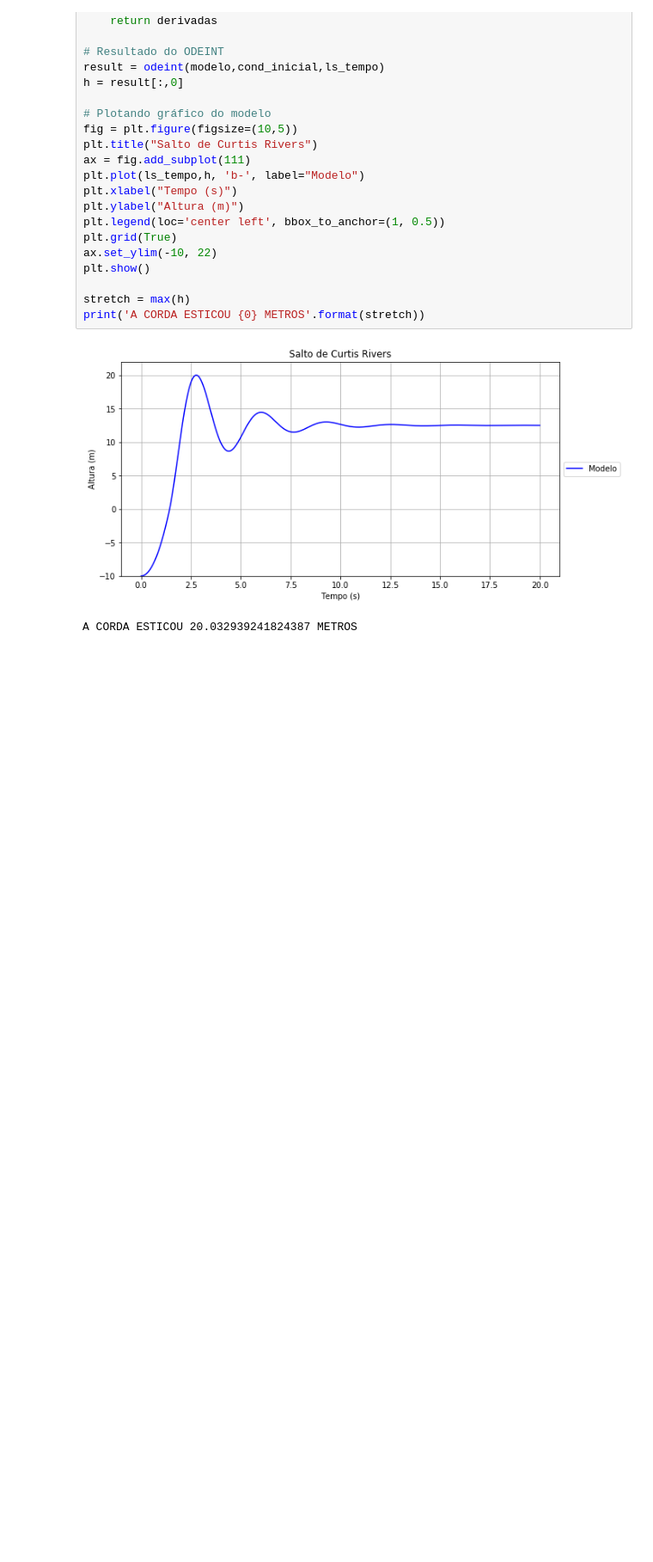
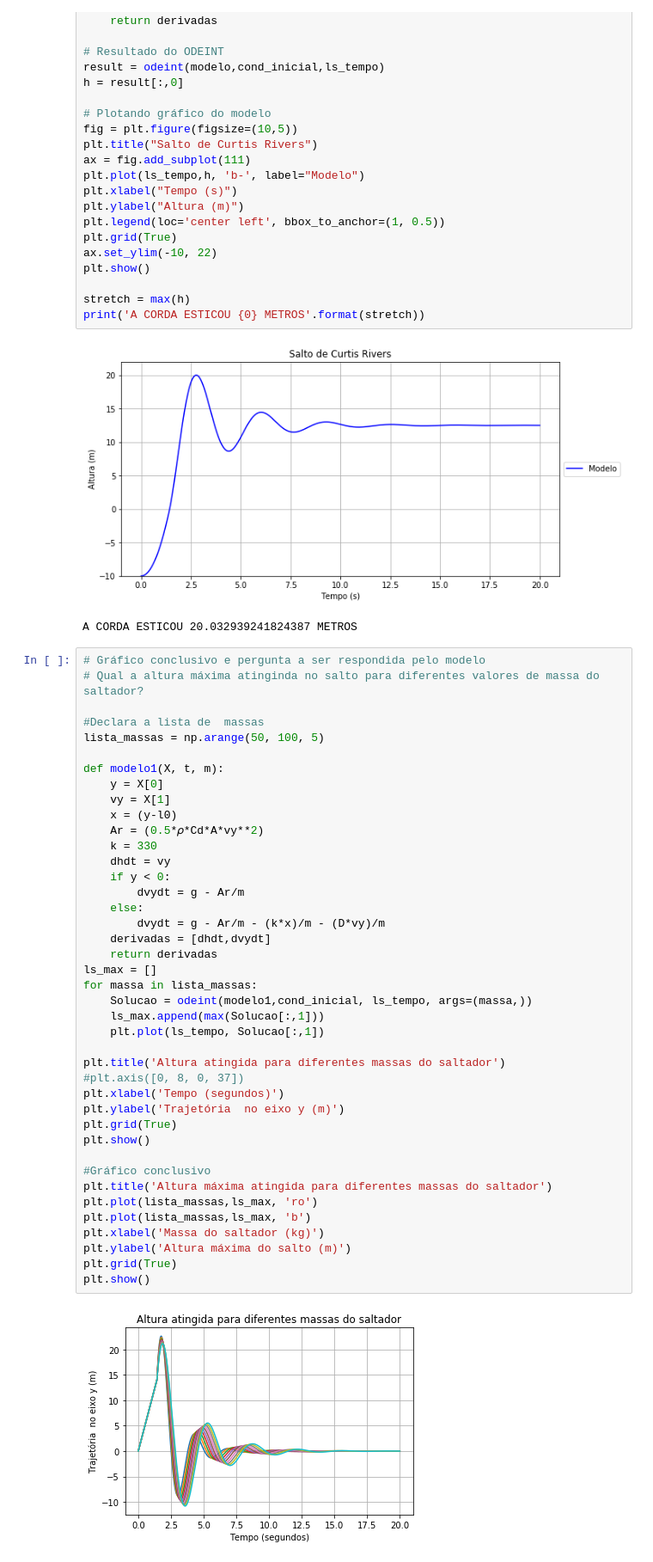
Before and after one commit to thiagoyoussef/Bungee-Modeling, a Jupyter notebook: bungee.ipynb, the cells around one changed output. Shown: that part at 86% size. Saved outputs shown, nothing was run; the diff lists cells and outputs as text; blank space fills up the shorter version.

Commit message:
Gráfico conclusivo

```diff
--- a/bungee.ipynb
+++ b/bungee.ipynb
@@ -65,3 +65,46 @@ print('A CORDA ESTICOU {0} METROS'.format(stretch))
 # %% [output]
 [figure]
 A CORDA ESTICOU 20.032939241824387 METROS
+# %%
+# Gráfico conclusivo e pergunta a ser respondida pelo modelo
+# Qual a altura máxima atinginda no salto para diferentes valores de massa do saltador?
+
+#Declara a lista de  massas
+lista_massas = np.arange(50, 100, 5)
+
+def modelo1(X, t, m):
+    y = X[0]
+    vy = X[1]
+    x = (y-l0)
+    Ar = (0.5*𝜌*Cd*A*vy**2)
+    k = 330
+    dhdt = vy
+    if y < 0:
+        dvydt = g - Ar/m
+    else:
+        dvydt = g - Ar/m - (k*x)/m - (D*vy)/m
+    derivadas = [dhdt,dvydt]
+    return derivadas
+ls_max = []
+for massa in lista_massas:
+    Solucao = odeint(modelo1,cond_inicial, ls_tempo, args=(massa,))
+    ls_max.append(max(Solucao[:,1]))
+    plt.plot(ls_tempo, Solucao[:,1])
+
+plt.title('Altura atingida para diferentes massas do saltador')
+#plt.axis([0, 8, 0, 37])
+plt.xlabel('Tempo (segundos)')
+plt.ylabel('Trajetória  no eixo y (m)')
+plt.grid(True)
+plt.show()
+
+#Gráfico conclusivo
+plt.title('Altura máxima atingida para diferentes massas do saltador')
+plt.plot(lista_massas,ls_max, 'ro')
+plt.plot(lista_massas,ls_max, 'b')
+plt.xlabel('Massa do saltador (kg)')
+plt.ylabel('Altura máxima do salto (m)')
+plt.grid(True)
+plt.show()
+# %% [output]
+[figure, added]
```
Also changed, not shown: parts of 1 cell of this notebook.
